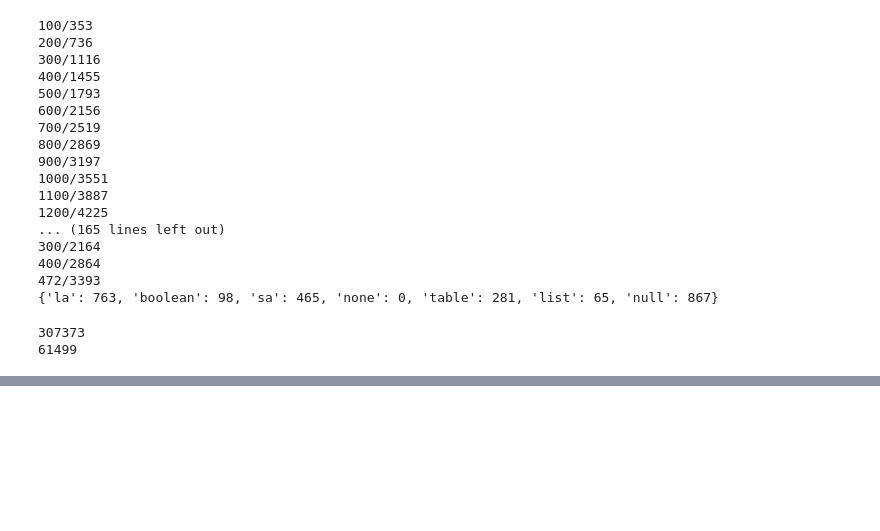
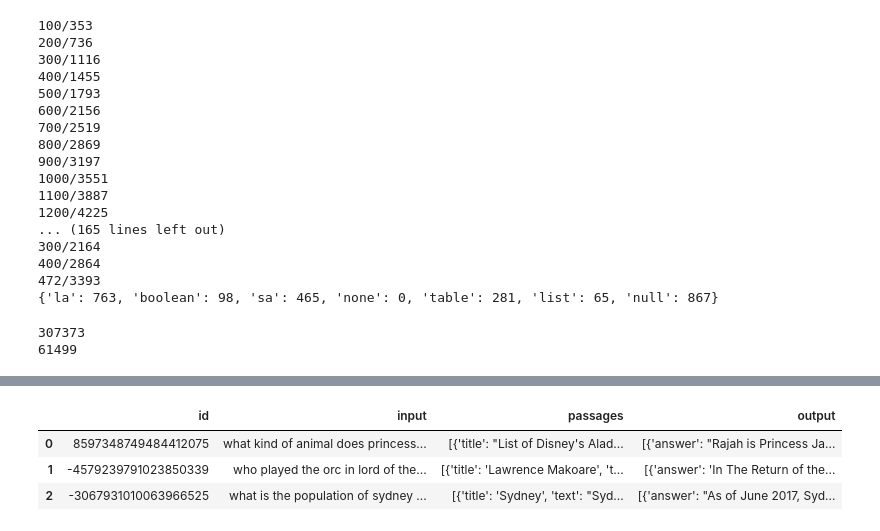
Before and after one commit to primeqa/primeqa, a Jupyter notebook: notebooks/lfqa/generate_appen_data.ipynb, the cells around one changed output, grey strips where cells are left out. Cells and saved outputs as stored; diff of their text form; code cells hidden in the pictures; blank space fills up the shorter version.

```diff
--- a/notebooks/lfqa/generate_appen_data.ipynb
+++ b/notebooks/lfqa/generate_appen_data.ipynb
@@ -553,0 +671,7 @@ print(len(train_data_long))
+# %%
+annotated_dev_data.head(3)
+# %% [output]
+|  | id | input | passages | output |
+| 0 | 8597348749484412075 | what kind of animal does princess... | [{'title': "List of Disney's Alad... | [{'answer': "Rajah is Princess Ja... |
+| 1 | -4579239791023850339 | who played the orc in lord of the... | [{'title': 'Lawrence Makoare', 't... | [{'answer': 'In The Return of the... |
+| 2 | -3067931010063966525 | what is the population of sydney ... | [{'title': 'Sydney', 'text': "Syd... | [{'answer': "As of June 2017, Syd... |
```
Also changed, not shown: parts of 13 cells of this notebook, 9 other files.
